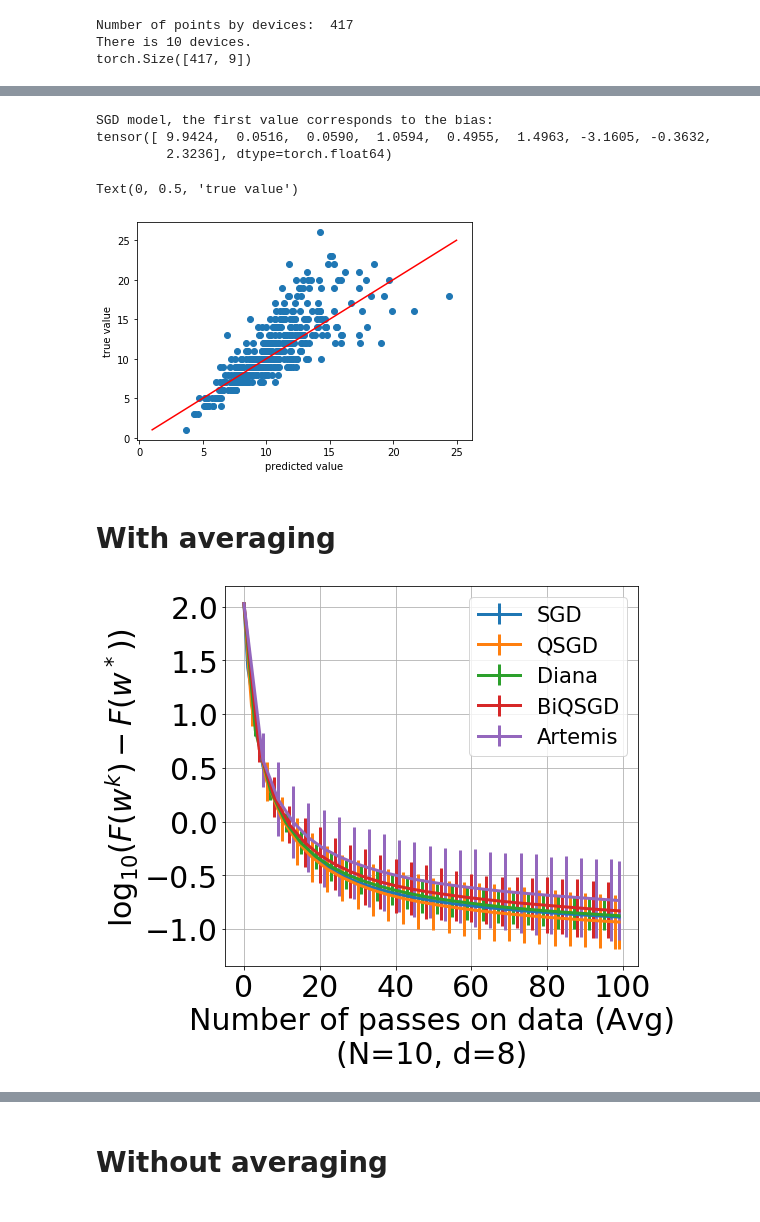
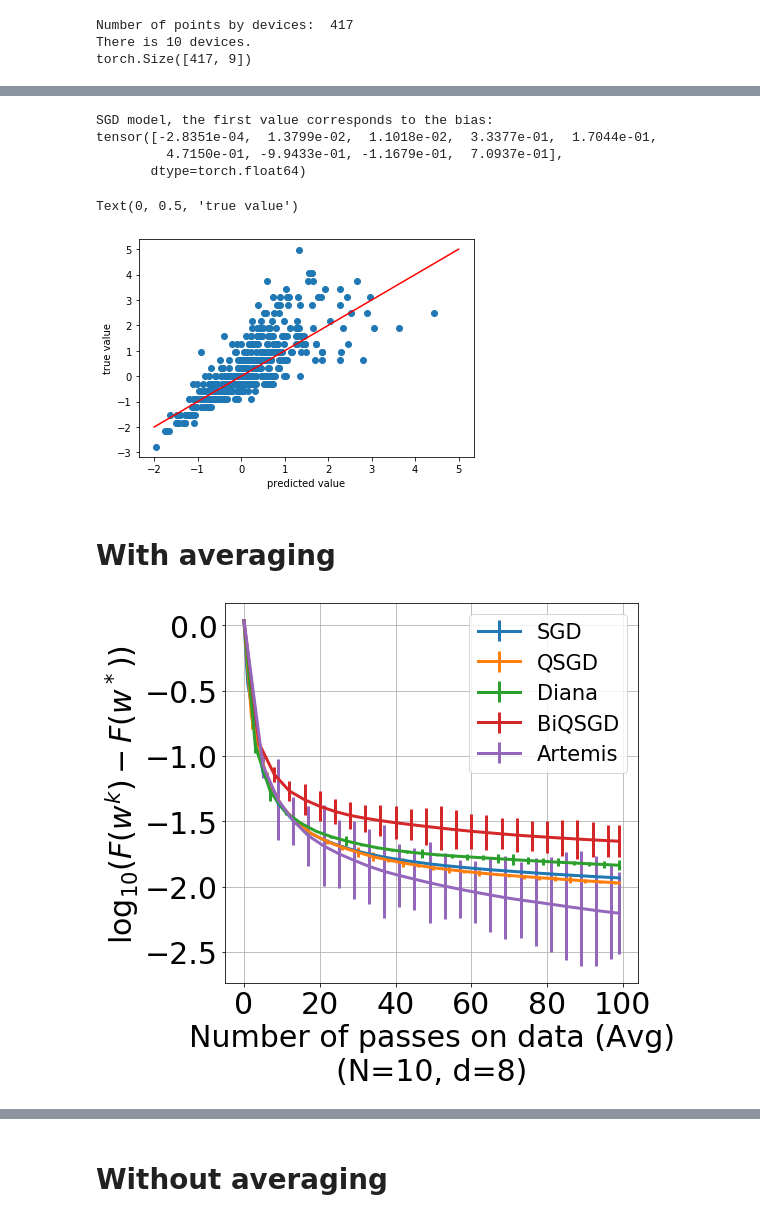
Before and after one commit to philipco/artemis-bidirectional-compression, a Jupyter notebook: notebook/abalone.ipynb, the cells around one changed output, grey strips where cells are left out. Saved outputs shown, nothing was run; the diff lists cells and outputs as text; code cells hidden in the pictures.

```diff
--- a/notebook/abalone.ipynb
+++ b/notebook/abalone.ipynb
@@ -36,6 +39,6 @@ MAX_NB_DEVICES = 10
 # %%
 path = "../dataset/abalone/abalone.csv"
 data = pd.read_csv(path, sep=",", header = None)
-data = data.rename(columns={ 8: "rings"})
+data = data.rename(columns={ 0: "gender", 1: "Length", 2: "Diameter", 3: "Height", 8: "rings"})
 data.head()
 # %% [output]
@@ -100,0 +91,5 @@ See the caveats in the documentation: https://pandas.pydata.org/pandas-docs/stab
+# %%
+#Data processing
+data["gender"] = data["gender"].replace(['M'], 1)
+data["gender"] = data["gender"].replace(['I'], 0)
+data["gender"] = data["gender"].replace(['F'], -1)
@@ -114,8 +123,8 @@ Y_data.head()
 X_data = scale(X_data)
 Y_data = scale(Y_data)
 # %%
-X_merged = torch.tensor(X_data.values, dtype=torch.float64)
-Y_merged = torch.tensor(Y_data.values, dtype=torch.float64)
+X_merged = torch.tensor(X_data, dtype=torch.float64)
+Y_merged = torch.tensor(Y_data, dtype=torch.float64)
 number_of_items = len(X_merged)
 number_of_items_by_devices = number_of_items // nb_devices_for_the_run
 print("Number of points by devices: ", number_of_items_by_devices)
@@ -187,16 +196,17 @@ print("SGD model, the first value corresponds to the bias: ")
 print(res.all_final_model[0])
 # %% [output]
 SGD model, the first value corresponds to the bias:
-tensor([ 9.9424,  0.0516,  0.0590,  1.0594,  0.4955,  1.4963, -3.1605, -0.3632,
-         2.3236], dtype=torch.float64)
+tensor([-2.8351e-04,  1.3799e-02,  1.1018e-02,  3.3377e-01,  1.7044e-01,
+         4.7150e-01, -9.9433e-01, -1.1679e-01,  7.0937e-01],
+       dtype=torch.float64)
 # %%
 plt.scatter(X[0].mv(res.all_final_model[0]), Y[0])
-plt.plot(np.linspace(1, 25, 50), np.linspace(1, 25, 50), color='r')
+plt.plot(np.linspace(-2, 5, 50), np.linspace(-2, 5, 50), color='r')
 plt.xlabel("predicted value")
 plt.ylabel("true value")
 # %% [output]
 Text(0, 0.5, 'true value')
-[figure, old version]
+[figure, new version]
 # %% [markdown]
 # With averaging
 # %%
@@ -210,7 +220,7 @@ obj = obj_min_by_N[len(myX)]
 plot_error_dist(res.get_loss(obj, averaged=True), res.names, res.nb_devices_for_the_run,
                 dim_notebook, all_error=res.get_std(obj, averaged=False), x_legend="Number of passes on data (Avg)")
 # %% [output]
-[figure, old version]
+[figure, new version]
 # %%
 plot_error_dist(res.get_loss(obj, averaged=True), res.names, res.nb_devices_for_the_run, dim_notebook,
                 x_points=res.X_number_of_bits, all_error=res.get_std(obj, averaged=True), x_legend="Communicated bits (Avg)")
```
Also changed, not shown: parts of 25 cells of this notebook, 12 other files.
